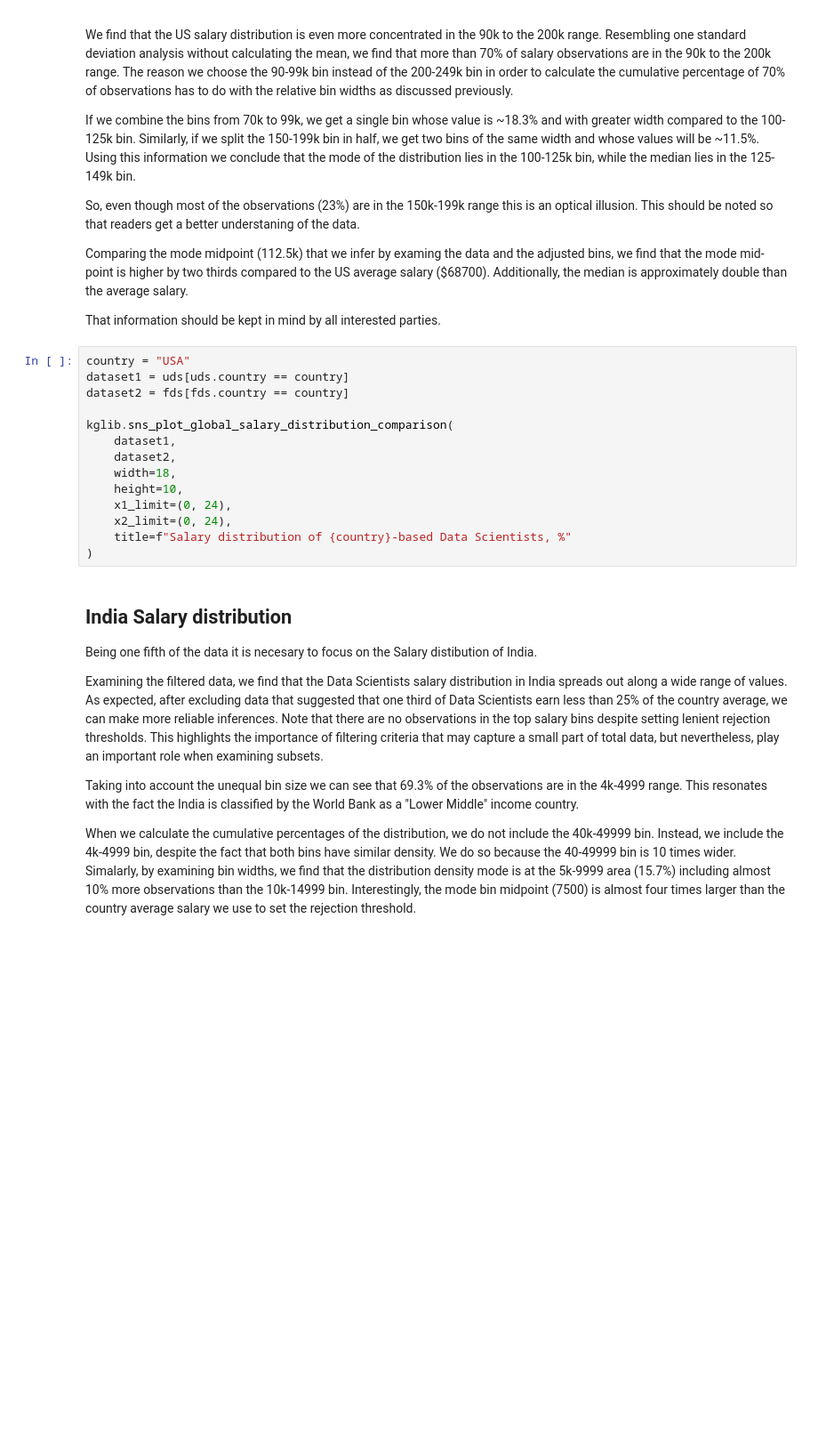
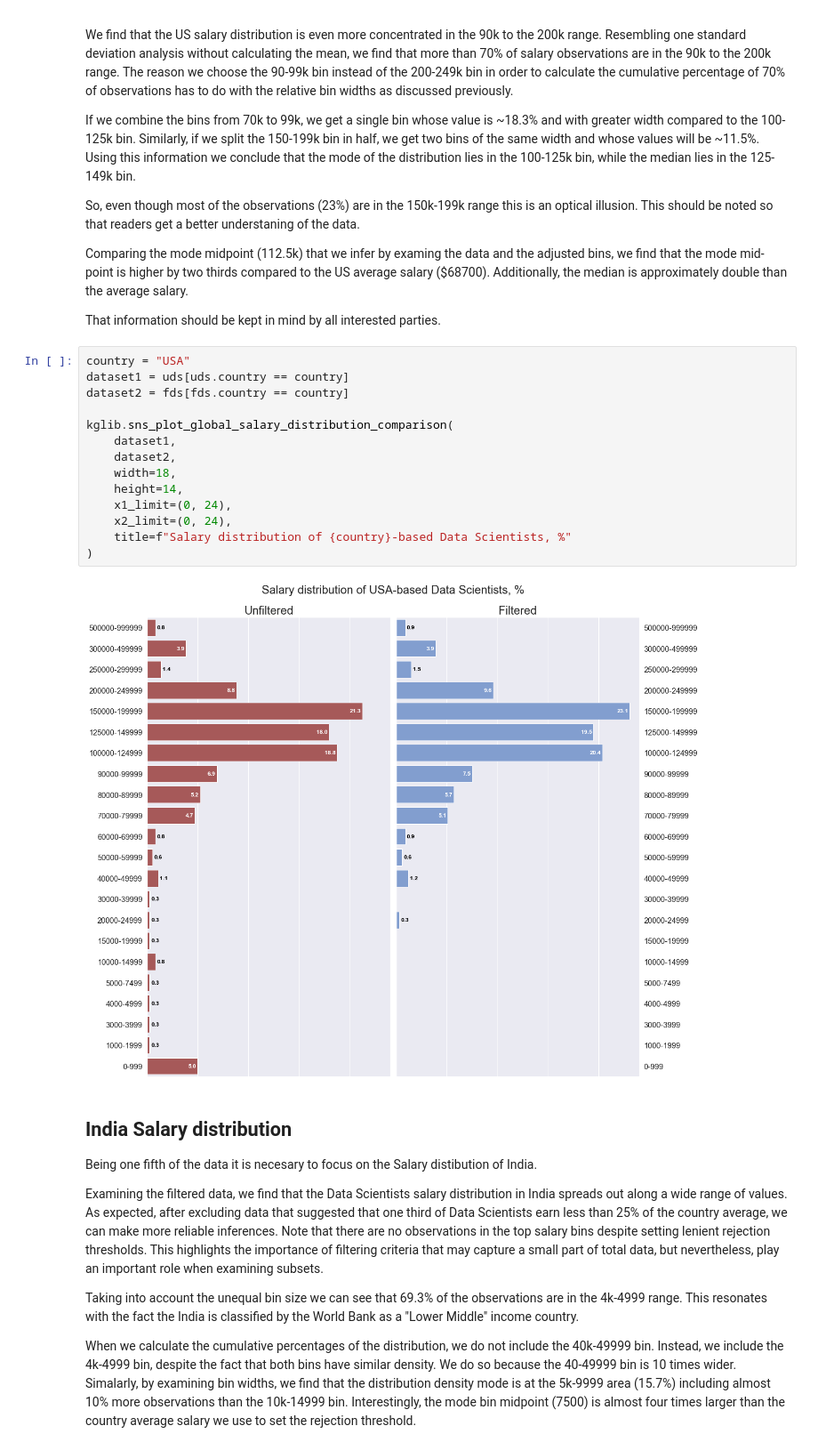
Before and after one commit to argythana/dsml_survey_20, a Jupyter notebook: notebooks/submit_draft.ipynb, the cells around one changed output. Shown at 89% size. Saved outputs shown, nothing was run; the diff lists cells and outputs as text; blank space fills up the shorter version.

```diff
--- a/notebooks/submit_draft.ipynb
+++ b/notebooks/submit_draft.ipynb
@@ -712,17 +788,19 @@ That information should be kept in mind by all interested parties.
 # %%
 country = "USA"
 dataset1 = uds[uds.country == country]
 dataset2 = fds[fds.country == country]
 
 kglib.sns_plot_global_salary_distribution_comparison(
     dataset1,
     dataset2,
     width=18,
-    height=10,
+    height=14,
     x1_limit=(0, 24),
     x2_limit=(0, 24),
     title=f"Salary distribution of {country}-based Data Scientists, %"
 )
+# %% [output]
+[figure, added]
 # %% [markdown]
 ## India Salary distribution
 
```
Also changed, not shown: parts of 32 cells of this notebook.
